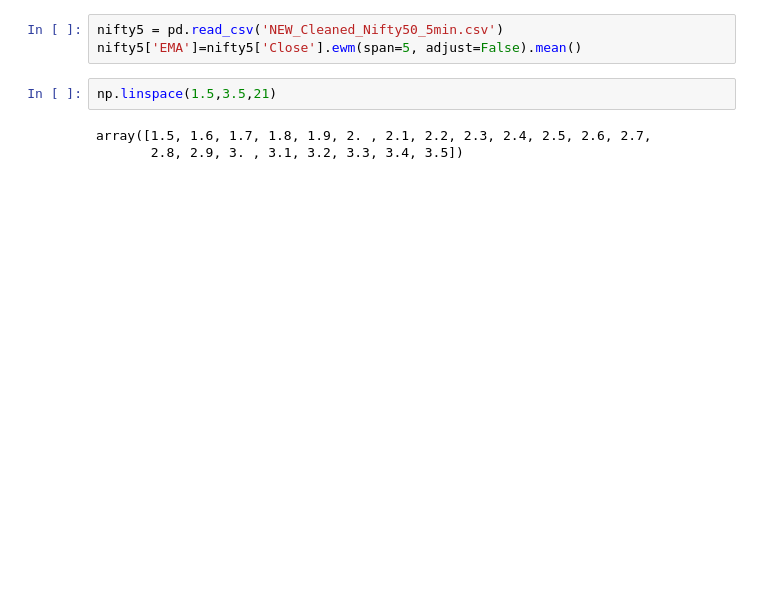
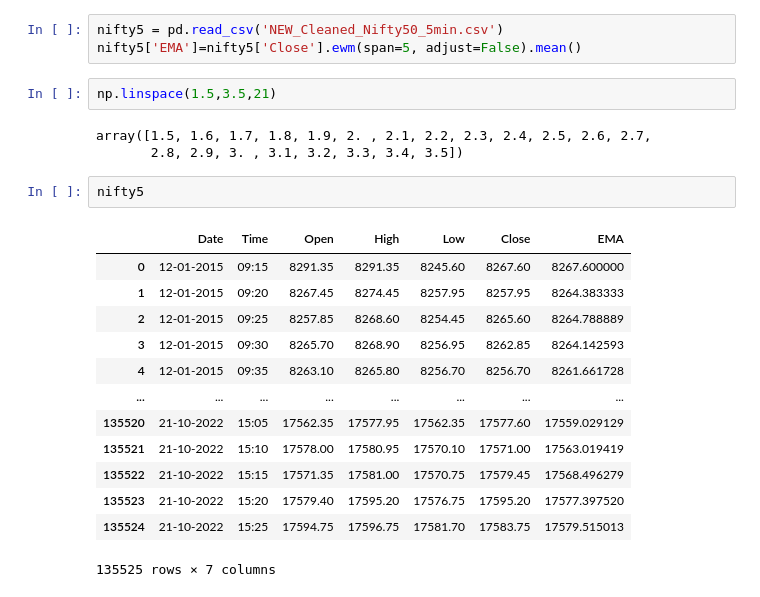
Before and after one commit to ProtoRao/trading, a Jupyter notebook: Ranna strat/Buy n Sell Ranna Strat .ipynb, the cells around one changed output. Cells and saved outputs as stored; diff of their text form; blank space fills up the shorter version.

```diff
--- a/Ranna strat/Buy n Sell Ranna Strat .ipynb
+++ b/Ranna strat/Buy n Sell Ranna Strat .ipynb
@@ -23,3 +28,19 @@ np.linspace(1.5,3.5,21)
 # %% [output]
 array([1.5, 1.6, 1.7, 1.8, 1.9, 2. , 2.1, 2.2, 2.3, 2.4, 2.5, 2.6, 2.7,
        2.8, 2.9, 3. , 3.1, 3.2, 3.3, 3.4, 3.5])
+# %%
+nifty5
+# %% [output]
+|  | Date | Time | Open | High | Low | Close | EMA |
+| 0 | 12-01-2015 | 09:15 | 8291.35 | 8291.35 | 8245.60 | 8267.60 | 8267.600000 |
+| 1 | 12-01-2015 | 09:20 | 8267.45 | 8274.45 | 8257.95 | 8257.95 | 8264.383333 |
+| 2 | 12-01-2015 | 09:25 | 8257.85 | 8268.60 | 8254.45 | 8265.60 | 8264.788889 |
+| 3 | 12-01-2015 | 09:30 | 8265.70 | 8268.90 | 8256.95 | 8262.85 | 8264.142593 |
+| 4 | 12-01-2015 | 09:35 | 8263.10 | 8265.80 | 8256.70 | 8256.70 | 8261.661728 |
+| ... | ... | ... | ... | ... | ... | ... | ... |
+| 135520 | 21-10-2022 | 15:05 | 17562.35 | 17577.95 | 17562.35 | 17577.60 | 17559.029129 |
+| 135521 | 21-10-2022 | 15:10 | 17578.00 | 17580.95 | 17570.10 | 17571.00 | 17563.019419 |
+| 135522 | 21-10-2022 | 15:15 | 17571.35 | 17581.00 | 17570.75 | 17579.45 | 17568.496279 |
+| 135523 | 21-10-2022 | 15:20 | 17579.40 | 17595.20 | 17576.75 | 17595.20 | 17577.397520 |
+| 135524 | 21-10-2022 | 15:25 | 17594.75 | 17596.75 | 17581.70 | 17583.75 | 17579.515013 |
+135525 rows × 7 columns
```
Also changed, not shown: parts of 16 cells of this notebook.
